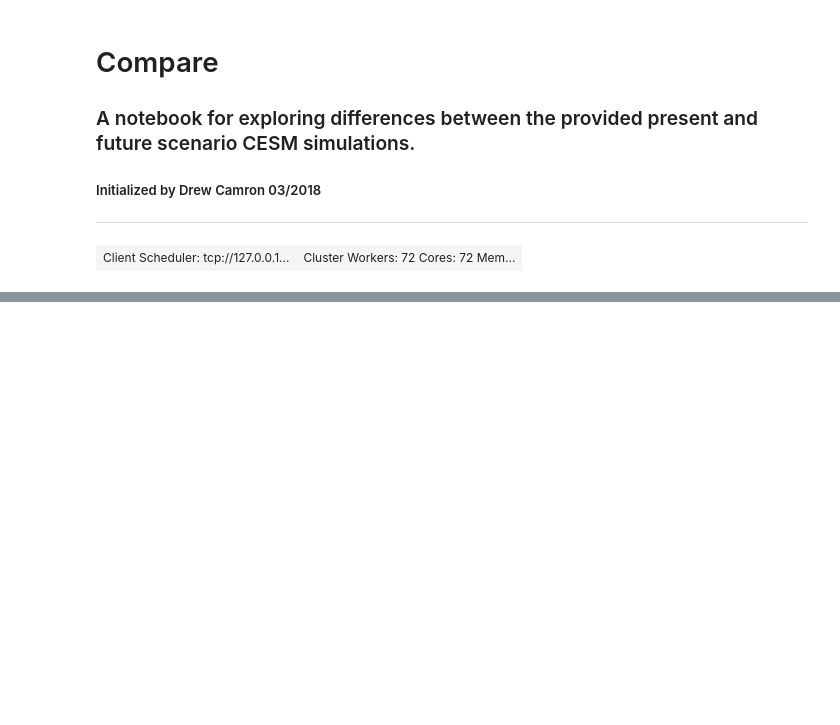
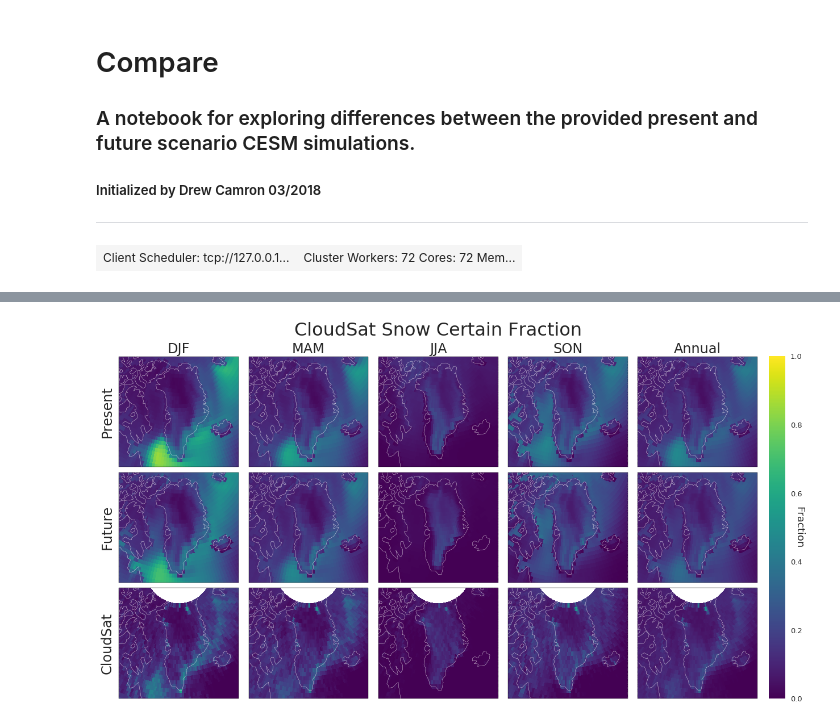
Before and after one commit to dcamron/cosp-explore, a Jupyter notebook: notebooks/compare.ipynb, the cells around one changed output, grey strips where cells are left out. Drawn from its saved outputs; the diff is of its cells as text; code cells hidden in the pictures; blank space fills up the shorter version.

Commit message:
Established compare notebook routines for poster figure production.

```diff
--- a/notebooks/compare.ipynb
+++ b/notebooks/compare.ipynb
@@ -23,7 +27,14 @@ client
 # %%
 pres_indir = ('/glade/p/cesm/pcwg_dev/jenkay/COSP/cesm112lens/runs_cesm1_1_2_LENS_n16_cosp1.4_opaq_prec/'+
+              'b.e11.BRCP85C5CNBDRD.f09_g16.001_cosp1.4_opaq_prec_goldenrun_agl/')
+fut_indir = ('/glade/p/cesm/pcwg_dev/jenkay/COSP/cesm112lens/runs_cesm1_1_2_LENS_n16_cosp1.4_opaq_prec/'+
+             'b.e11.BRCP85C5CNBDRD.f09_g16.001_cosp1.4_opaq_prec_goldenrun_future_agl/')
+
+pres_lo_indir = ('/glade/p/cesm/pcwg_dev/jenkay/COSP/cesm112lens/runs_cesm1_1_2_LENS_n16_cosp1.4_opaq_prec/'+
               'b.e11.BRCP85C5CNBDRD.f09_g16.001_cosp1.4_opaq_prec_goldenrun_agl_LANDOCN/')
-fut_indir = ('/glade/p/cesm/pcwg_dev/jenkay/COSP/cesm112lens/runs_cesm1_1_2_LENS_n16_cosp1.4_opaq_prec/'+
+fut_lo_indir = ('/glade/p/cesm/pcwg_dev/jenkay/COSP/cesm112lens/runs_cesm1_1_2_LENS_n16_cosp1.4_opaq_prec/'+
             'b.e11.BRCP85C5CNBDRD.f09_g16.001_cosp1.4_opaq_prec_goldenrun_future_agl_LANDOCN/')
 
+obs_indir = '/glade/p/work/jenkay/obs/COSP/CLOUDSAT/v2_Tristan/'
+
 mask_indir = '/glade/p/work/lvank/racmo/gismask_RACMO23_0.9x1.25_con.nc'
@@ -29,0 +43,5 @@ mask_indir = '/glade/p/work/lvank/racmo/gismask_RACMO23_0.9x1.25_con.nc'
+# %%
+obs_ls = []
+for yr in [('%02d' % a) for a in range(6, 17)]:
+    for mo in ['Jan', 'Feb', 'Mar', 'Apr', 'May', 'Jun', 'Jul', 'Aug', 'Sep', 'Oct', 'Nov', 'Dec']:
+        obs_ls = obs_ls + [obs_indir+file for file in os.listdir(obs_indir) if mo+yr in file]
@@ -42,0 +99,84 @@ ds_fut['time'] = pd.date_range('2081-01', '2095-12', freq='MS')
+# %%
+f, axes = plt.subplots(
+    nrows=3, ncols=5, figsize=(16, 9),
+    subplot_kw={'projection': ccrs.NorthPolarStereo(central_longitude=315)}
+)
+
+var='RADAR_SNOWCERT'
+
+for i, x in enumerate(['DJF', 'MAM', 'JJA', 'SON']):
+    (ds_lo_pres[var]
+     .groupby('time.season')
+     .mean('time')
+     .sel(season=x)
+     .plot.pcolormesh(
+         ax=axes[0, i], transform=ccrs.PlateCarree(), add_colorbar=False, add_labels=False,
+         vmax=100
+     )
+    )
+
+    (ds_lo_fut[var]
+     .groupby('time.season')
+     .mean('time')
+     .sel(season=x)
+     .plot.pcolormesh(
+         ax=axes[1, i], transform=ccrs.PlateCarree(), add_colorbar=False, add_labels=False,
+         vmax=100
+     )
+    )
+
+    ((ds_obs['snowcounts'] / ds_obs['counts'])
+     .groupby('time.season')
+     .mean('time')
+     .sel(season=x)
+     .plot.pcolormesh(
+         ax=axes[2, i], transform=ccrs.PlateCarree(), add_colorbar=False, add_labels=False,
+         vmax=1
+     )
+    )
+
+    axes[0, i].set_title(x, fontsize=24)
+
+(ds_lo_pres[var]
+ .mean('time')
+ .plot.pcolormesh(
+     ax=axes[0, 4], transform=ccrs.PlateCarree(), add_colorbar=False, add_labels=False, vmax=100
+ )
+)
+
+(ds_lo_fut[var]
+ .mean('time')
+ .plot.pcolormesh(
+     ax=axes[1, 4], transform=ccrs.PlateCarree(), add_colorbar=False, add_labels=False, vmax=100
+ )
+)
+
+p = ((ds_obs['snowcounts'] / ds_obs['counts'])
+     .mean('time')
+     .plot.pcolormesh(
+         ax=axes[2, 4], transform=ccrs.PlateCarree(), add_colorbar=False, add_labels=False, vmax=1
+     )
+    )
+
+axes[0, 4].set_title('Annual', fontsize=24)
+
+for ax in axes.flat:
+    ax.coastlines(color='white')
+    ax.set_extent([290, 340, 55, 85])
+
+
+for ax, ylab in zip(axes[:, 0], ['Present', 'Future', 'CloudSat']):
+    ax.text(-0.1, 0.5, ylab, rotation='vertical', fontsize=24,
+            ha='center', va='center', transform=ax.transAxes)
+
+f.suptitle(ds_lo_pres[var].long_name, y=1.04, fontsize=32)
+
+plt.tight_layout()
+
+#f.subplots_adjust(right=0.8, hspace=0.0000005, wspace=0.1)
+cb_ax = f.add_axes([1.005, 0.017, 0.025, 0.93])
+cb = f.colorbar(p, cax=cb_ax)
+cb.set_label('Fraction', rotation=270, fontsize=18)
+
+f.savefig('../figures/compare/map_grid_LO.png')
+# %% [output]
@@ -42,0 +192 @@ ds_fut['time'] = pd.date_range('2081-01', '2095-12', freq='MS')
+[figure, added]
```
Also changed, not shown: parts of 9 cells of this notebook, 2 other files.
